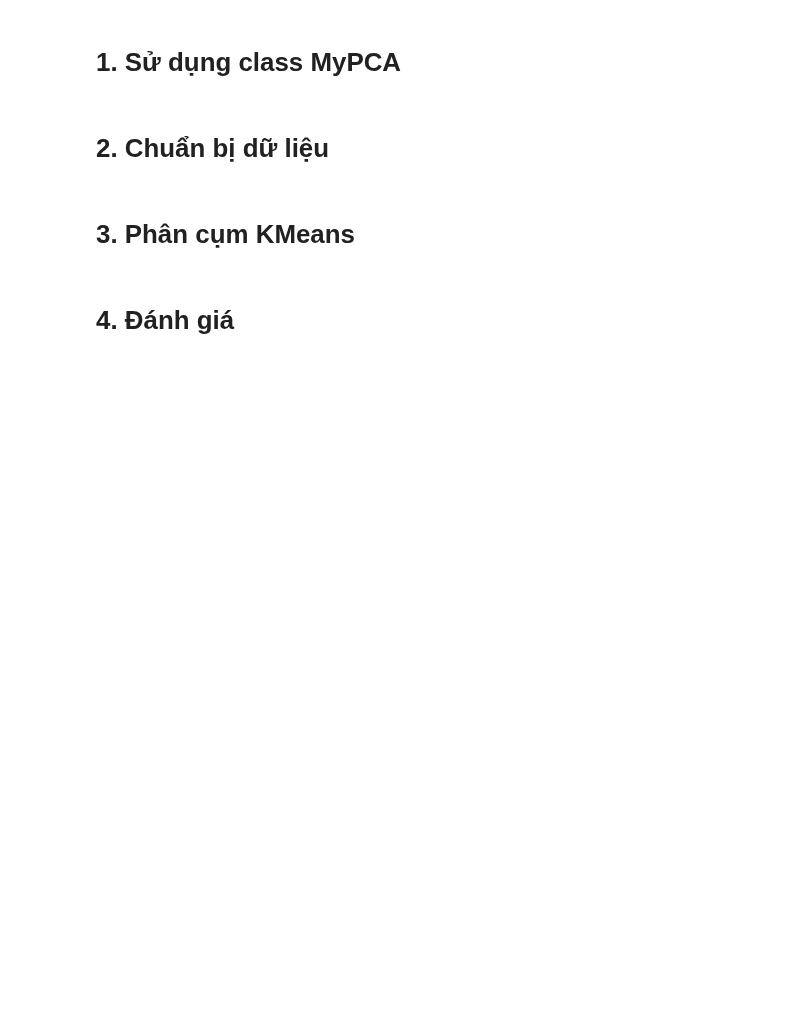
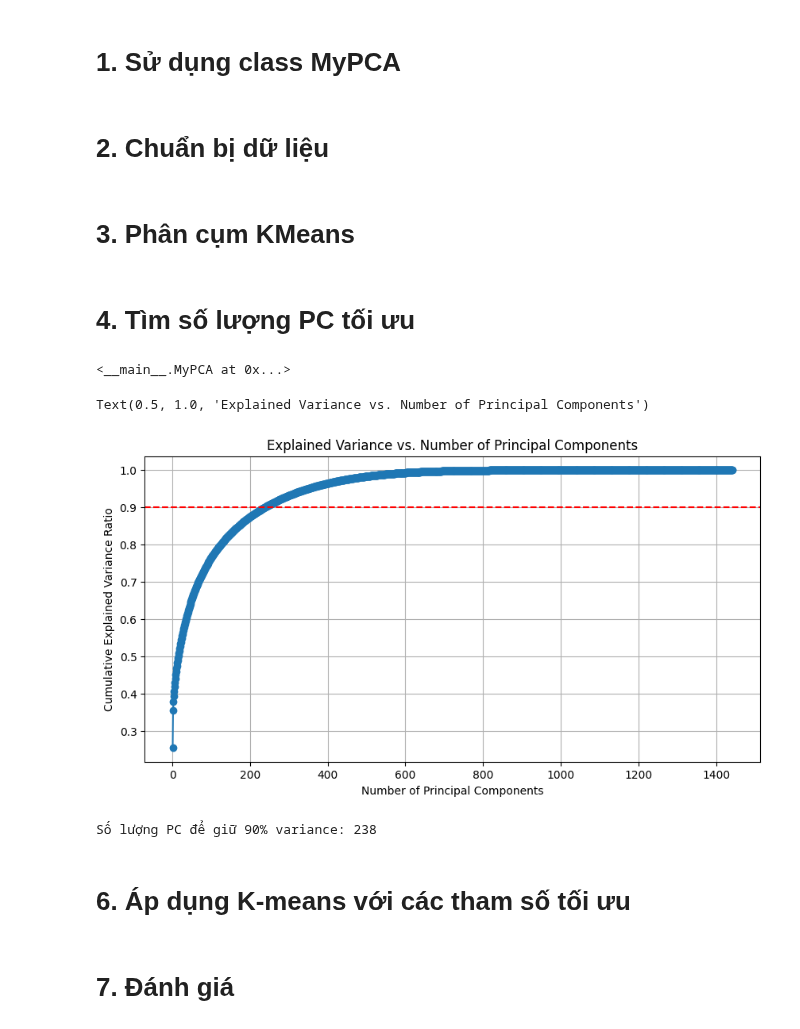
Before and after one commit to khoaoe/HCMUS-MathAI-Lab2-PCAAndClustering, a Jupyter notebook: Clustering/kmeans.ipynb, the cells around one changed output. Saved outputs shown, nothing was run; the diff lists cells and outputs as text; code cells hidden in the pictures; blank space fills up the shorter version.

Commit message:
feat(pca): Function to choose optimal number of PCs

```diff
--- a/Clustering/kmeans.ipynb
+++ b/Clustering/kmeans.ipynb
@@ -113,0 +140,26 @@ labels_abide, centers_abide = kmeans(X10_abide, k=2)
+# %% [markdown]
+# 4. Tìm số lượng PC tối ưu
+# %%
+pca_full = MyPCA()
+pca_full.fit(X_abide_std)
+# %% [output]
+<__main__.MyPCA at 0x...>
+# %%
+# Vẽ biểu đồ explained variance ratio
+plt.figure(figsize=(10, 5))
+plt.plot(np.arange(1, len(pca_full.explained_variance_ratio_) + 1),
+         pca_full.cumulative_explained_variance_, 'o-')
+plt.axhline(y=0.9, color='r', linestyle='--')
+plt.grid(True)
+plt.xlabel('Number of Principal Components')
+plt.ylabel('Cumulative Explained Variance Ratio')
+plt.title('Explained Variance vs. Number of Principal Components')
+# %% [output]
+Text(0.5, 1.0, 'Explained Variance vs. Number of Principal Components')
+[figure, added]
+# %%
+# Tìm số lượng PC cần thiết để giữ 90% variance
+n_components_90 = np.where(pca_full.cumulative_explained_variance_ >= 0.9)[0][0] + 1
+print(f"Số lượng PC để giữ 90% variance: {n_components_90}")
+# %% [output]
+Số lượng PC để giữ 90% variance: 238
@@ -113,0 +170,2 @@ labels_abide, centers_abide = kmeans(X10_abide, k=2)
+# %% [markdown]
+# 6. Áp dụng K-means với các tham số tối ưu
@@ -114,3 +174,3 @@ labels_abide, centers_abide = kmeans(X10_abide, k=2)
 # %% [markdown]
-# 4. Đánh giá
+# 7. Đánh giá
 # %%
```
Also changed, not shown: parts of 9 cells of this notebook.
